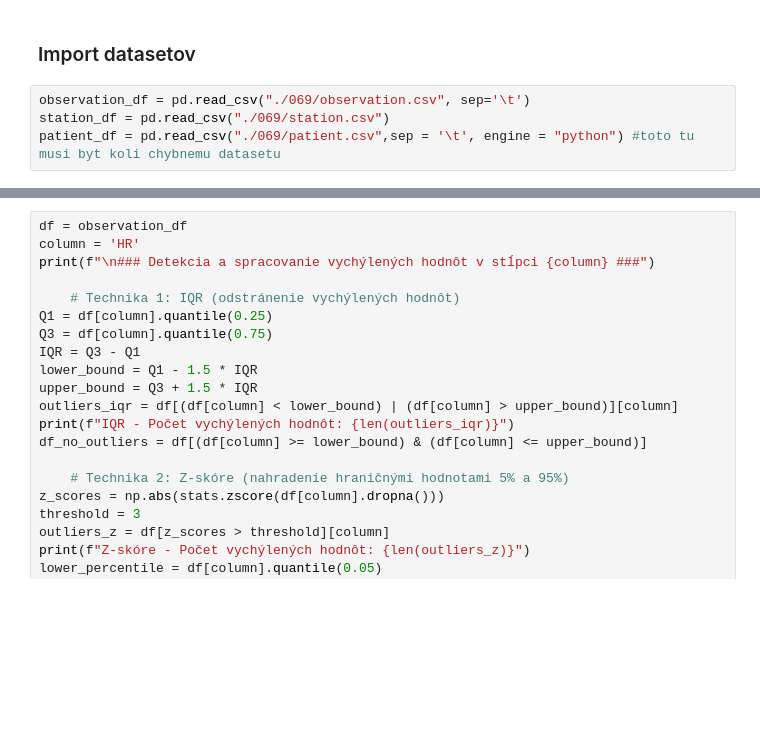
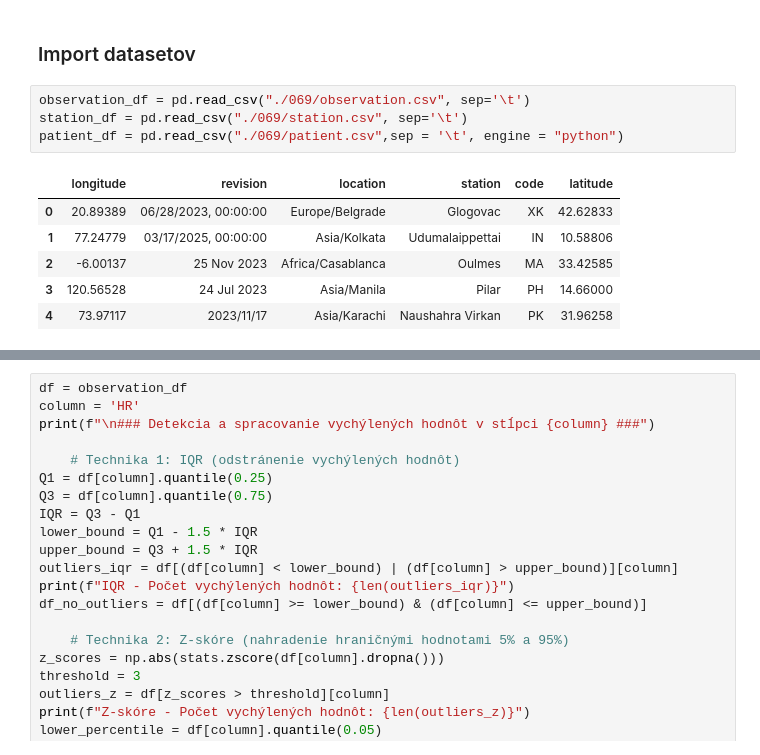
Before and after one commit to AdrianMaslak/IAU_2025, a Jupyter notebook: 1_phase/1-2_maslak_bugaj.ipynb, the cells around one changed output, grey strips where cells are left out. Drawn from its saved outputs; the diff is of its cells as text; blank space fills up the shorter version.

```diff
--- a/1_phase/1-2_maslak_bugaj.ipynb
+++ b/1_phase/1-2_maslak_bugaj.ipynb
@@ -18,8 +18,15 @@ from scipy import stats
 ### Import datasetov
 # %%
 observation_df = pd.read_csv("./069/observation.csv", sep='\t')
-station_df = pd.read_csv("./069/station.csv")
-patient_df = pd.read_csv("./069/patient.csv",sep = '\t', engine = "python") #toto tu musi byt koli chybnemu datasetu
+station_df = pd.read_csv("./069/station.csv", sep='\t')
+patient_df = pd.read_csv("./069/patient.csv",sep = '\t', engine = "python")
+# %% [output]
+|  | longitude | revision | location | station | code | latitude |
+| 0 | 20.89389 | 06/28/2023, 00:00:00 | Europe/Belgrade | Glogovac | XK | 42.62833 |
+| 1 | 77.24779 | 03/17/2025, 00:00:00 | Asia/Kolkata | Udumalaippettai | IN | 10.58806 |
+| 2 | -6.00137 | 25 Nov 2023 | Africa/Casablanca | Oulmes | MA | 33.42585 |
+| 3 | 120.56528 | 24 Jul 2023 | Asia/Manila | Pilar | PH | 14.66000 |
+| 4 | 73.97117 | 2023/11/17 | Asia/Karachi | Naushahra Virkan | PK | 31.96258 |
 # %%
 def parse_date(date_str):
     try:
```
Also changed, not shown: parts of 2 cells of this notebook.
